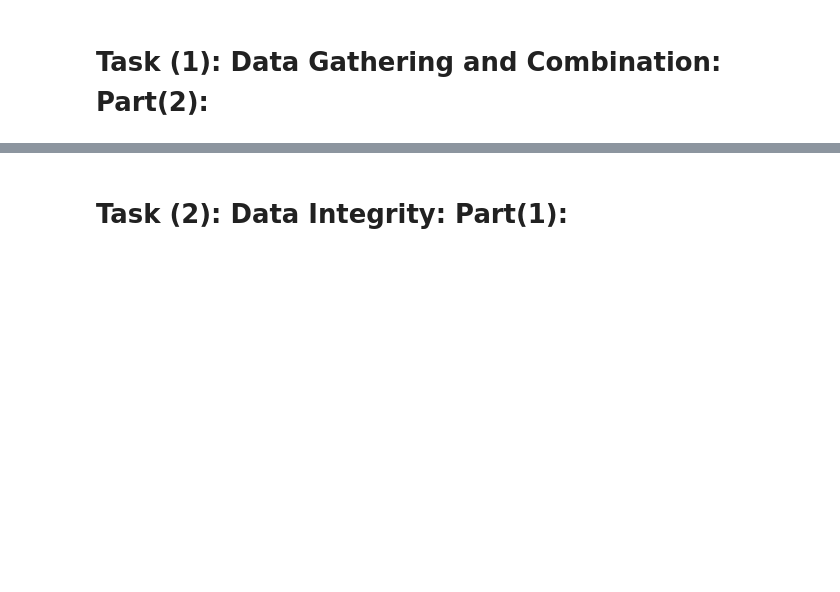
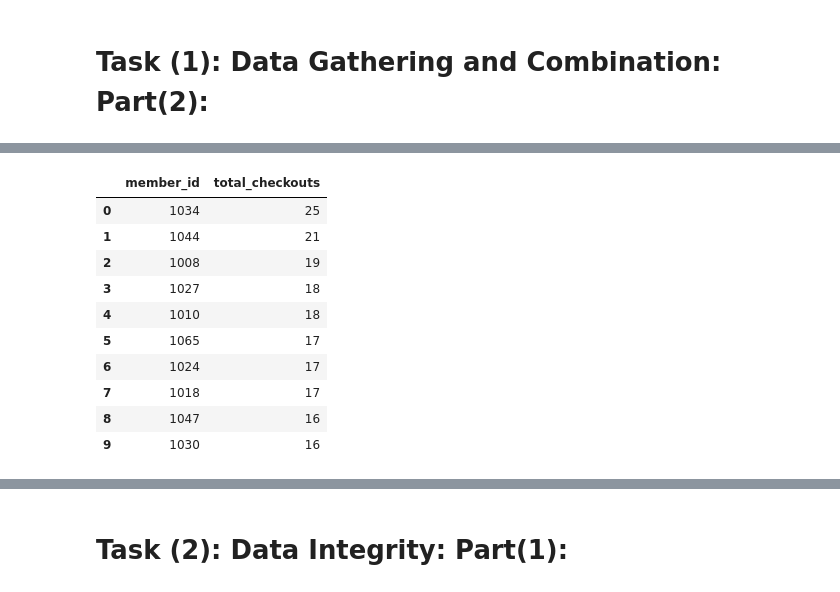
Before and after one commit to hamza26410/City-Library-After-School-Program-Project, a Jupyter notebook: City Library After School Program.ipynb, the cells around one changed output, grey strips where cells are left out. Cells and saved outputs as stored; diff of their text form; code cells hidden in the pictures; blank space fills up the shorter version.

```diff
--- a/City Library After School Program.ipynb
+++ b/City Library After School Program.ipynb
@@ -137,20 +169,35 @@ q3_df
 # %%
 # 24.Question (4): Get top 10 members who checked out the most books
 # 25.Answer (4): JOIN members with checkouts, GROUP BY member, ORDER BY total DESC, LIMIT 10
+
+conn = sqlite3.connect("level 3 final project library.db")
+
 sql_query_q4 = """
 SELECT
-    m.name,
+    m.member_id,
     COUNT(c.checkout_id) AS total_checkouts
 FROM checkouts c
 JOIN members m ON c.member_id = m.member_id
-GROUP BY m.member_id, m.name
+GROUP BY m.member_id
 ORDER BY total_checkouts DESC
 LIMIT 10
 """
 
 # 26.Run query and show result
 q4_df = pd.read_sql_query(sql_query_q4, conn)
 q4_df
+# %% [output]
+|  | member_id | total_checkouts |
+| 0 | 1034 | 25 |
+| 1 | 1044 | 21 |
+| 2 | 1008 | 19 |
+| 3 | 1027 | 18 |
+| 4 | 1010 | 18 |
+| 5 | 1065 | 17 |
+| 6 | 1024 | 17 |
+| 7 | 1018 | 17 |
+| 8 | 1047 | 16 |
+| 9 | 1030 | 16 |
 # %%
 # 27.Question (5): Get checkouts for 'Downtown' neighborhood (skip first 10, get next 10)
 # 28.Answer (5): JOIN checkouts with members, filter by neighborhood, ORDER BY date DESC, LIMIT 10 OFFSET 10
```
Also changed, not shown: parts of 64 cells of this notebook.
